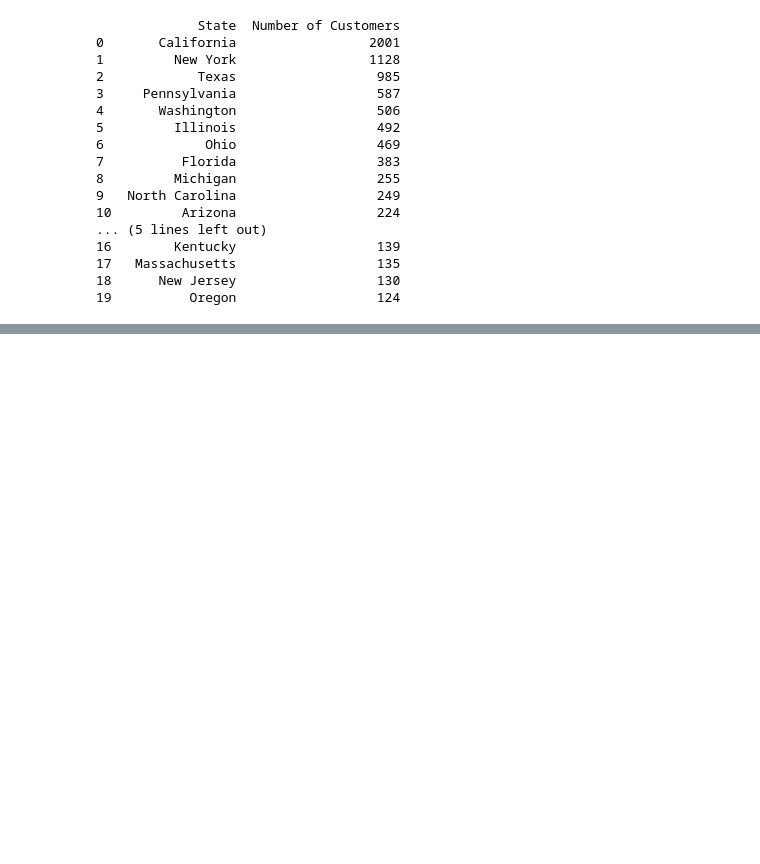
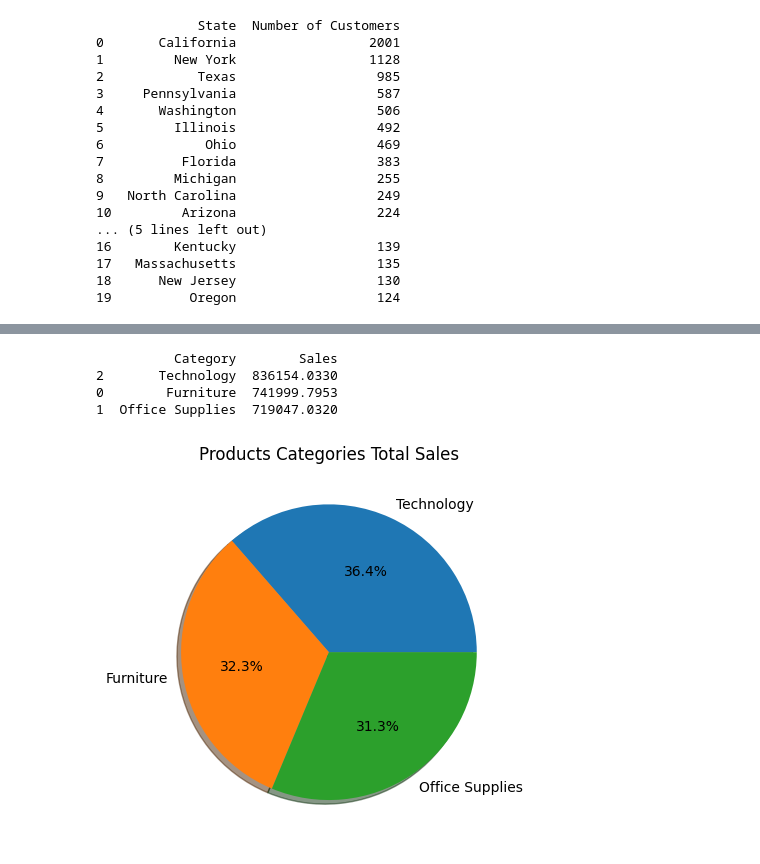
Before and after one commit to Nachoxt17/Retail-Business-Data-Analytics, a Jupyter notebook: Retail_Business_Data_Analytics.ipynb, the cells around one changed output, grey strips where cells are left out. Cells and saved outputs as stored; diff of their text form; code cells hidden in the pictures; blank space fills up the shorter version.

```diff
--- a/Retail_Business_Data_Analytics.ipynb
+++ b/Retail_Business_Data_Analytics.ipynb
@@ -276,0 +382,15 @@ print(state.head(20))
+# %%
+# Explore the Products Categories Total Sales:
+top_product_category_count_sales = df.groupby(['Category'])['Sales'].sum().reset_index().sort_values(by="Sales", ascending=False)
+print(top_product_category_count_sales)
+# %% [output]
+          Category        Sales
+2       Technology  836154.0330
+0        Furniture  741999.7953
+1  Office Supplies  719047.0320
+# %%
+plt.title("Products Categories Total Sales")
+plt.pie(top_product_category_count_sales['Sales'], labels=top_product_category_count_sales['Category'], autopct='%1.1f%%', shadow=True)
+plt.show()
+# %% [output]
+[figure, added]
```
Also changed, not shown: parts of 19 cells of this notebook.
